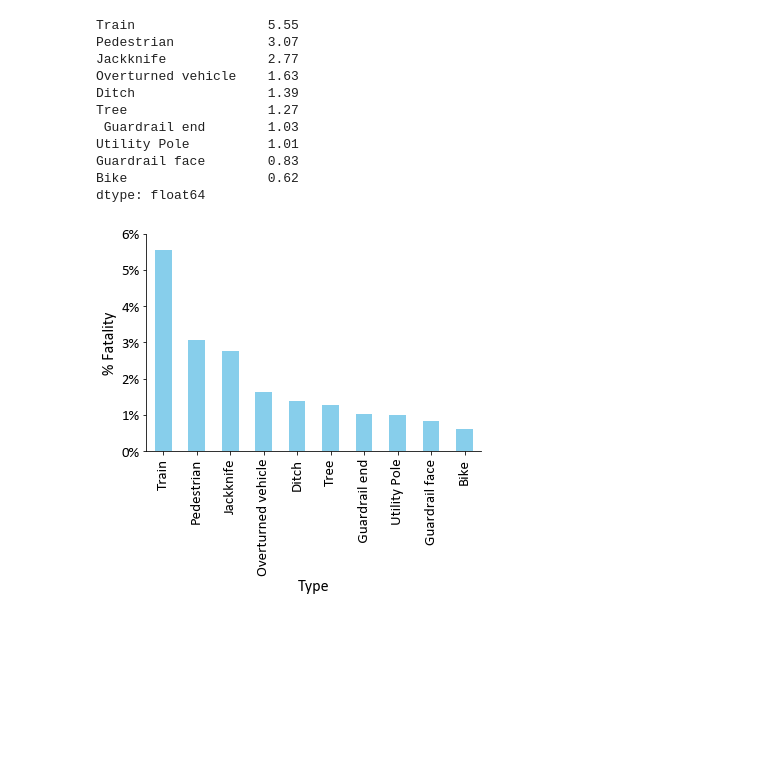
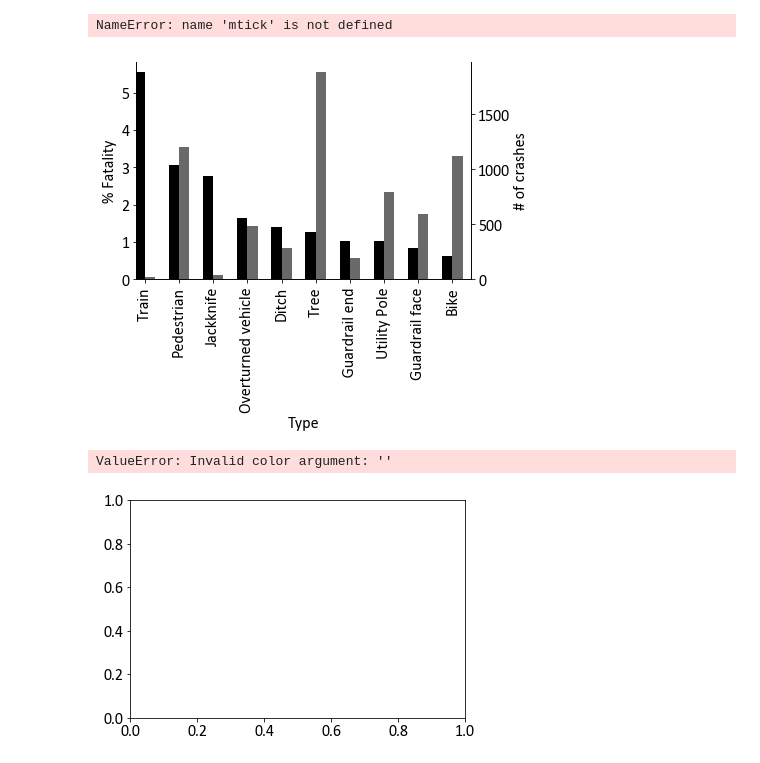
Before and after one commit to tomhuhh/crashthecityofmadison, a Jupyter notebook: plotsforgroup.ipynb, the cells around one changed output. Drawn from its saved outputs; the diff is of its cells as text; code cells hidden in the pictures; blank space fills up the shorter version.

```diff
--- a/plotsforgroup.ipynb
+++ b/plotsforgroup.ipynb
@@ -51,6 +96,10 @@ for i in range(len(INJ_FAT_ACCDTYPE)):
     INJ_FAT_ACCDTYPE["ratio"][i]=(INJ_FAT_ACCDTYPE["Fatality"][i]/INJ_FAT_ACCDTYPE["Sum"][i])*10000
 
 TYPE=Series({"Train":5.55,"Pedestrian":3.07 ,"Jackknife":2.77,"Overturned vehicle":1.63,"Ditch":1.39,"Tree":1.27," Guardrail end":1.03,"Utility Pole":1.01,"Guardrail face":0.83,"Bike":0.62})
+SUM=Series({"Train":18,"Pedestrian":1203 ,"Jackknife":36,"Overturned vehicle":488,"Ditch":286,"Tree":1884," Guardrail end":193,"Utility Pole":792,"Guardrail face":597,"Bike":1119})
+m5=pd.concat([TYPE,SUM],axis=1)
+m5.columns=["% Fatality","Total"]
+print(m5)
 # %% [output]
 A value is trying to be set on a copy of a slice from a DataFrame
 
@@ -59,43 +141,52 @@ See the caveats in the documentation: http://pandas.pydata.org/pandas-docs/stabl
+# %%
+fig = plt.figure()
+ax = fig.add_subplot(111) # Create matplotlib axes
+ax2 = ax.twinx()
+width = 0.3
+ax.set_xlabel("Type")
+ax.set_ylabel("% Fatality")
+ax2.set_ylabel("# of crashes")
+ax.spines['top'].set_visible(False)
+ax2.spines['top'].set_visible(False)
+
+m5["% Fatality"].plot.bar(color="black", ax=ax, width=width,position=1)
+m5["Total"].plot.bar(color="dimgrey", ax=ax2, width=width,position=0)
+
+fmt='%.0f%%'
+yticks = mtick.FormatStrFormatter(fmt)
+ax.yaxis.set_major_formatter(yticks)
+ax.set_ylim(0,6)
+ax2.set_ylim(0,1500)
+
+fig = matplotlib.pyplot.gcf()
+fig.savefig('TYPEF.eps', dpi=100, bbox_inches="tight")
+plt.show()
+# %% [output]
+NameError: name 'mtick' is not defined
+[figure, added]
 # %%
-colors=["skyblue"]
-#plt.yticks([])
-ax=TYPE.plot.bar(color=colors,fontsize=15)
+colors=[]
+ax=m5.plot.bar(color=colors,fontsize=15)
+ax1 = ax.twinx()
 
-ax.spines['top'].set_visible(False)
-ax.spines['right'].set_visible(False)
-#ax.spines['bottom'].set_visible(False)
-#ax.spines['left'].set_visible(False)
 
-#ax.axes.get_yaxis().set_visible(False)
 
 import matplotlib.ticker as mtick
 import numpy as np
 
 ax.set_xlabel("Type")
 ax.set_ylabel("% Fatality")
+ax1.set_ylabel("# of crashes")
 
 fmt='%.0f%%'
 yticks = mtick.FormatStrFormatter(fmt)
 ax.yaxis.set_major_formatter(yticks)
-my_y_ticks = np.arange(0,7,1)
-plt.yticks(my_y_ticks)
-#ax.set_title("% Fatality Distributed by Type in Madison")
-#ax.legend(loc=[1, 1])
+ax.set_ylim(0,7)
+ax1.set_ylim(0,5000)
 
+ax1.set_ylim(0,5000)
 fig = matplotlib.pyplot.gcf()
-#fig.set_size_inches(8.5, 6.5)
 fig.savefig('TYPEF.eps', dpi=100, bbox_inches="tight")
-print(TYPE)
 # %% [output]
-Train                 5.55
-Pedestrian            3.07
-Jackknife             2.77
-Overturned vehicle    1.63
-Ditch                 1.39
-Tree                  1.27
- Guardrail end        1.03
-Utility Pole          1.01
-Guardrail face        0.83
-Bike                  0.62
-dtype: float64
+ValueError: Invalid color argument: ''
-[figure, old version]
+[figure, new version]
```
Also changed, not shown: parts of 9 cells of this notebook, 5 other files.
